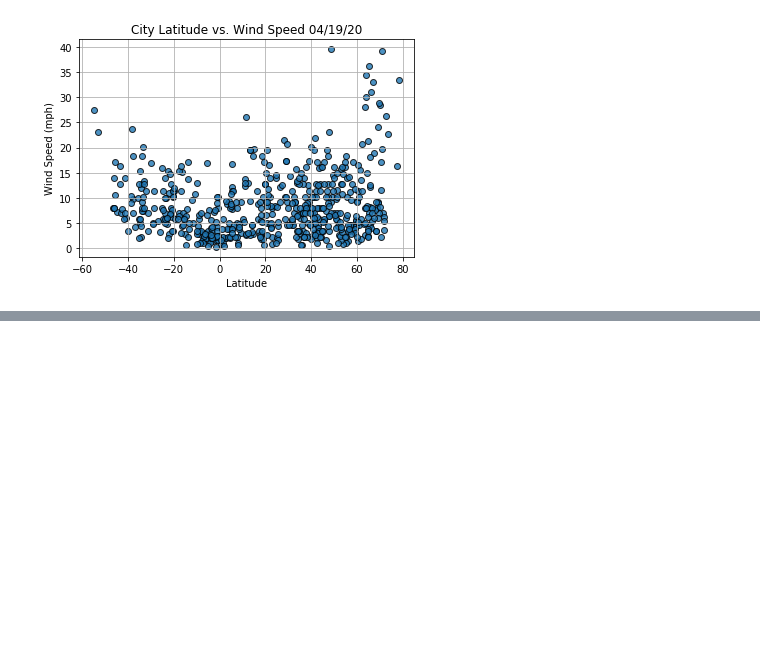
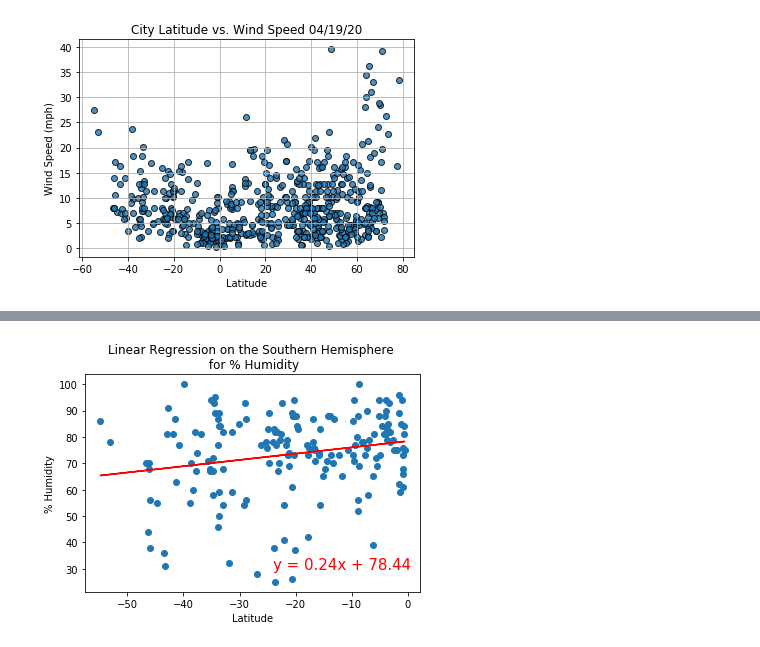
Before and after one commit to jugvirpabla/World_Weather_Analysis, a Jupyter notebook: WeatherPy.ipynb, the cells around one changed output, grey strips where cells are left out. Saved outputs shown, nothing was run; the diff lists cells and outputs as text; code cells hidden in the pictures; blank space fills up the shorter version.

```diff
--- a/WeatherPy.ipynb
+++ b/WeatherPy.ipynb
@@ -248,0 +364,10 @@ plt.show()
+# %%
+# Linear regression on the Northern Hemisphere
+x_values = southern_hemi_df["Lat"]
+y_values = southern_hemi_df["Humidity"]
+# Call the function.
+plt.title('Linear Regression on the Southern Hemisphere \n for % Humidity')
+plot_linear_regression(x_values, y_values,
+                       'Linear Regression on the Southern Hemisphere for % Humidity', '% Humidity',(-24,30))
+# %% [output]
+[figure, added]
```
Also changed, not shown: parts of 14 cells of this notebook, 1 other file.
